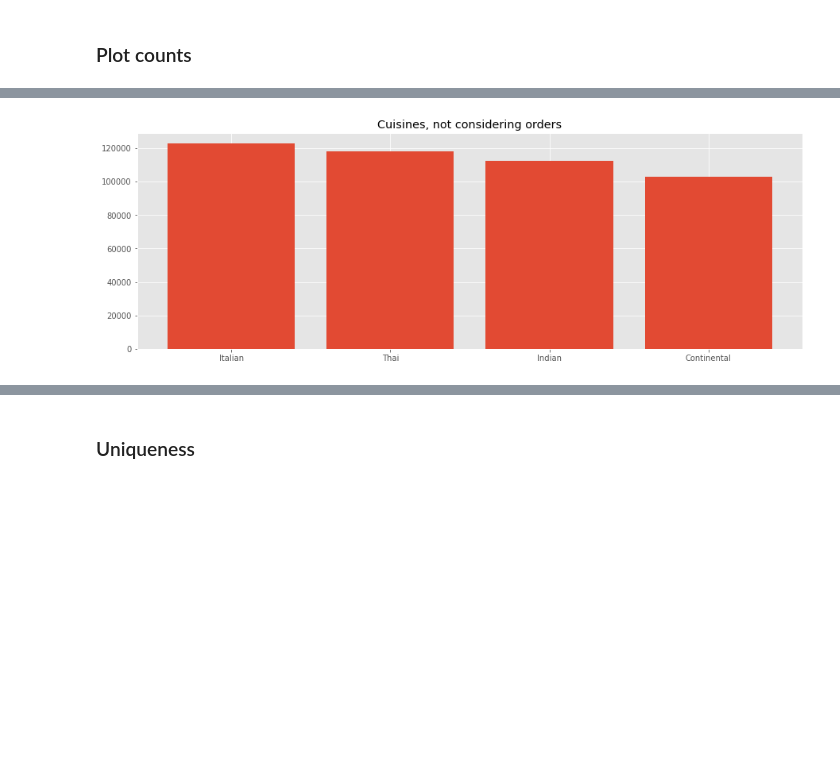
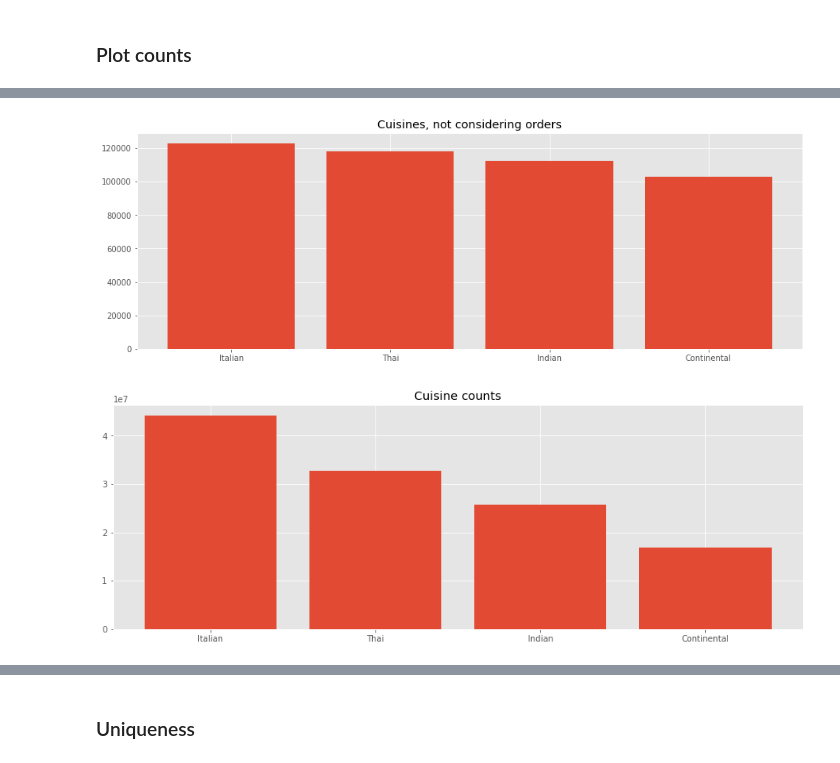
Before and after one commit to tutss/kaggle, a Jupyter notebook: knowledge/food_demand.ipynb, the cells around one changed output, grey strips where cells are left out. Drawn from its saved outputs; the diff is of its cells as text; code cells hidden in the pictures; blank space fills up the shorter version.

```diff
--- a/knowledge/food_demand.ipynb
+++ b/knowledge/food_demand.ipynb
@@ -120,6 +152,8 @@ plot_counts(train.category, 'Category (count over rows, not considering number o
 # %%
 plot_counts(train.cuisine, 'Cuisines, not considering orders')
+plot_counts_considering_num_orders('cuisine', 'Cuisine counts');
 # %% [output]
 [figure]
+[figure, added]
 # %%
 plot_counts(train.city_code, 'Cities, not considering orders')
```
Also changed, not shown: parts of 27 cells of this notebook, 1 other file.
